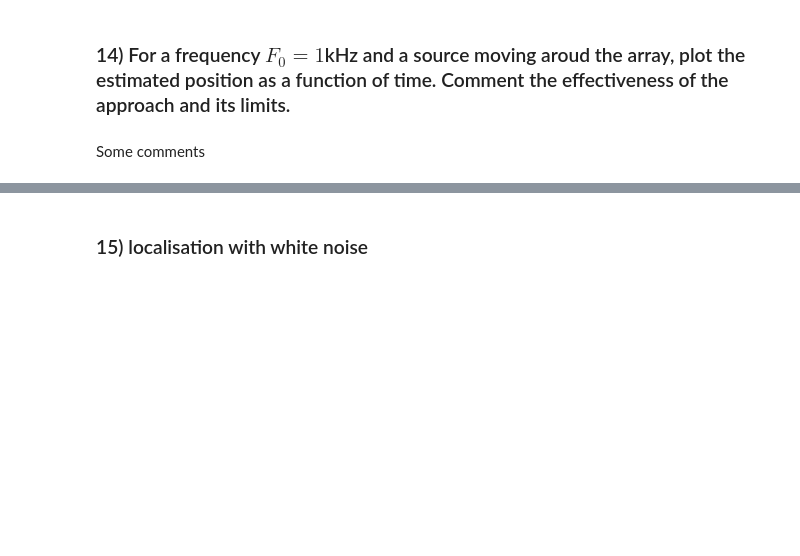
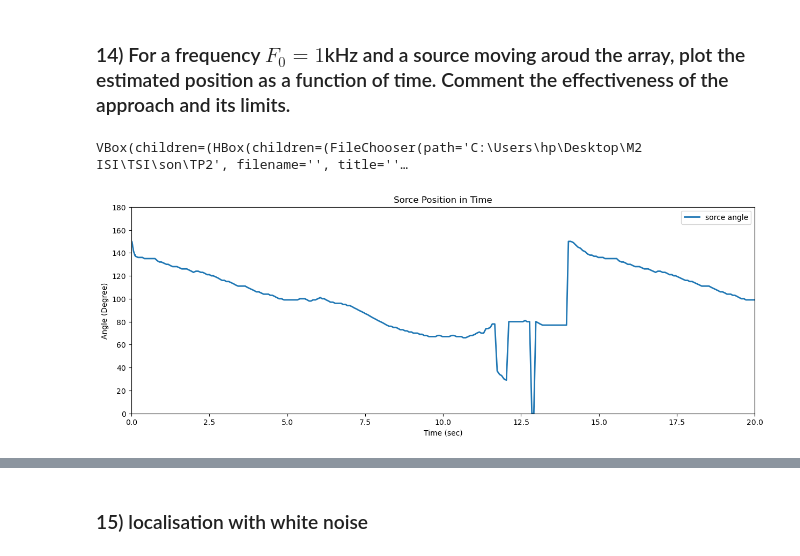
Before and after one commit to islemkobbi/M2-ISI, a Jupyter notebook: TSI/son/TP2/TP2_etu.ipynb, the cells around one changed output, grey strips where cells are left out. Saved outputs shown, nothing was run; the diff lists cells and outputs as text; code cells hidden in the pictures; blank space fills up the shorter version.

```diff
--- a/TSI/son/TP2/TP2_etu.ipynb
+++ b/TSI/son/TP2/TP2_etu.ipynb
@@ -56,9 +73,15 @@ $$z_n =  d(n- \frac{N-1}{2})$$
 ### 3) Propose a function `beam_filter` returning the filter frequency response for one microphone number `mic_nb`.
 # %%
 def beam_filter( freq_vector, theta=0, mic_nb: int = 0):
+    """
+        freq_vector: vecteur des fréquences utilisé pour calculer la réponse.
+        theta0: angle d'orientation (en degrés), mise à 0 par défaut.
+        mic_nb : numéro du microphone, mis à 0 par défaut.
+    """
 
-
+    #nombre total des microphones
     N = len(antenne.mu32.mems)
+    #espacement entre les microphones
     d = antenne.interspace
 
     # Microphone position x
@@ -352,2 +572,41 @@ Some comments
-# %% [markdown]
-Some comments
+# %%
+antenne=array('play')   # When playing recorded files
+# %% [output]
+VBox(children=(HBox(children=(FileChooser(path='C:\Users\hp\Desktop\M2 ISI\TSI\son\TP2', filename='', title=''…
+# %%
+#vecteur d'angles pour le beamforming
+thetas = np.linspace(0, 180, 180)
+
+#tableaux pour stocker la puissance et les temps correspondants
+T = np.zeros(300)
+P = np.zeros([300,180])
+
+#enregistrer le temps de départ
+t0 = time.time()
+#boucle de mesure répétée 300 fois.
+for i in range(300):
+    #calculer le temps écoulé depuis le début de la mesure
+    t1 = time.time() - t0
+
+    #enregistrer le temps écoulé dans le tableau T.
+    T[i] = t1
+    #lire les données de l'antenne.
+    m = antenne.read()
+    #calculer la puissance du beamformer pour chaque angle et stocke les résultats
+    P[i,:] = beamformer(m ,thetas , 1000, 20000).reshape(180,)
+
+#trouver l'angle de la source sonore avec la puissance maximale pour chaque instant
+angs = np.argmax(P,axis=1)
+
+#créer une figure pour tracer la position de la source en fonction du temps.
+plt.figure(figsize=[15,5])
+plt.plot(T,angs, linewidth=2, label="sorce angle")
+plt.ylim([0, 180])
+plt.xlim([0,int(T[-1])])
+plt.xlabel("Time (sec)")
+plt.ylabel("Angle (Degree)")
+plt.legend()
+plt.title('Sorce Position in Time')
+plt.show()
+# %% [output]
+[figure, added]
```
Also changed, not shown: parts of 44 cells of this notebook, 11 other files.
